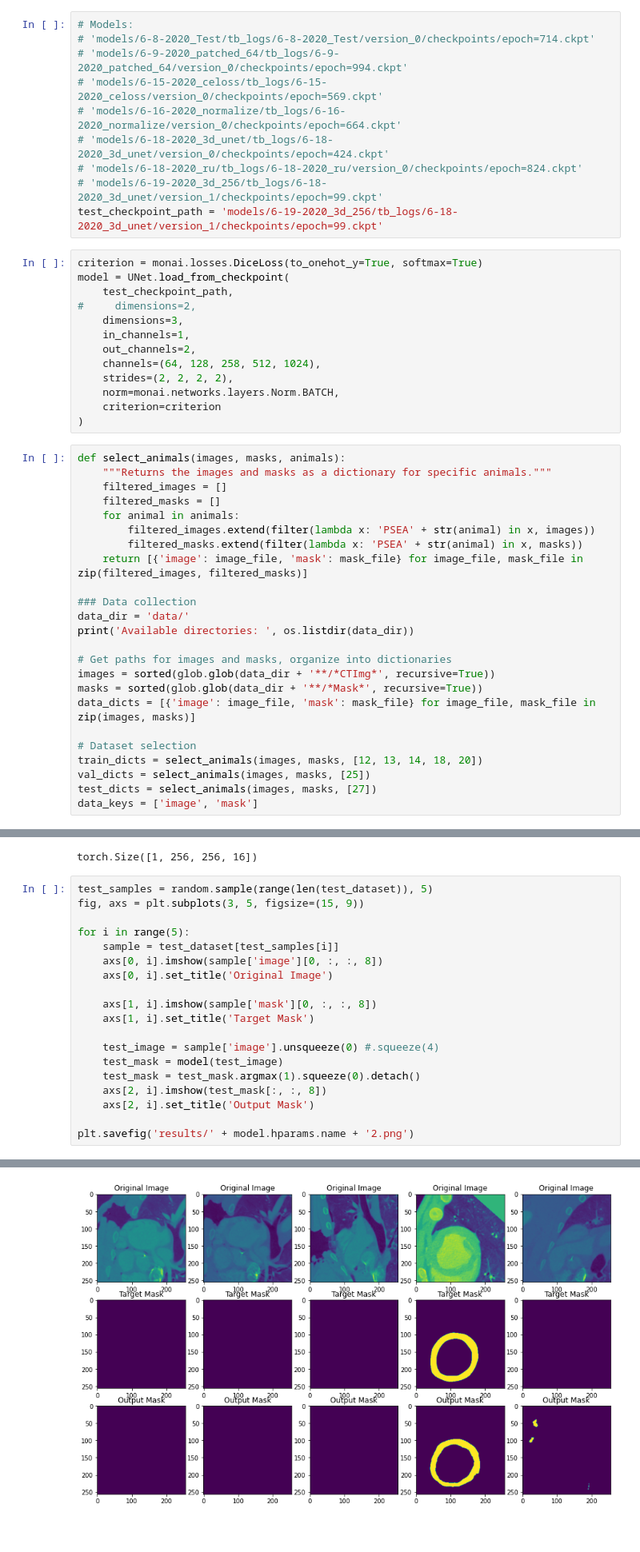
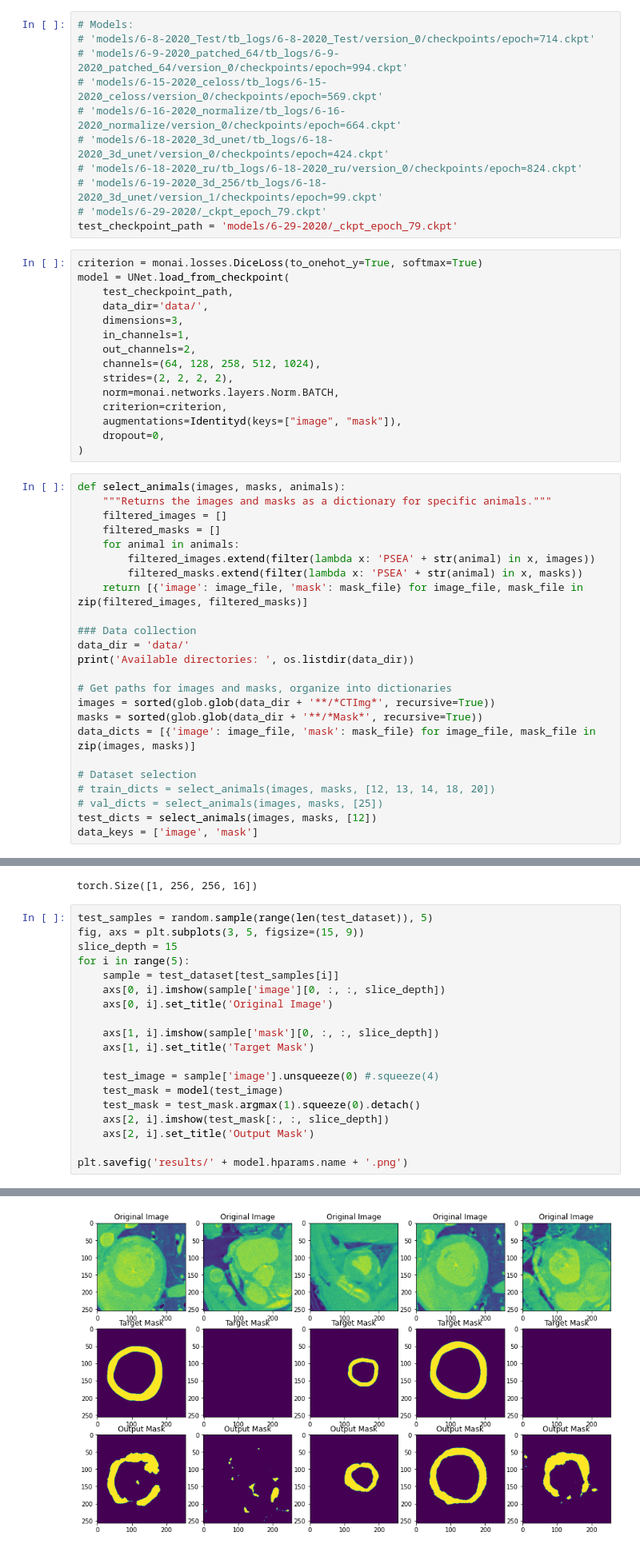
Before and after one commit to jsk0301/kim-papademetris-lab, a Jupyter notebook: lv_masking/a1_model_evaluation.ipynb, the cells around one changed output, grey strips where cells are left out. Shown at 80% size. Saved outputs shown, nothing was run; the diff lists cells and outputs as text.

```diff
--- a/lv_masking/a1_model_evaluation.ipynb
+++ b/lv_masking/a1_model_evaluation.ipynb
@@ -28,19 +28,22 @@ from UNet3d import UNet
 # 'models/6-18-2020_3d_unet/tb_logs/6-18-2020_3d_unet/version_0/checkpoints/epoch=424.ckpt'
 # 'models/6-18-2020_ru/tb_logs/6-18-2020_ru/version_0/checkpoints/epoch=824.ckpt'
 # 'models/6-19-2020_3d_256/tb_logs/6-18-2020_3d_unet/version_1/checkpoints/epoch=99.ckpt'
-test_checkpoint_path = 'models/6-19-2020_3d_256/tb_logs/6-18-2020_3d_unet/version_1/checkpoints/epoch=99.ckpt'
+# 'models/6-29-2020/_ckpt_epoch_79.ckpt'
+test_checkpoint_path = 'models/6-29-2020/_ckpt_epoch_79.ckpt'
 # %%
 criterion = monai.losses.DiceLoss(to_onehot_y=True, softmax=True)
 model = UNet.load_from_checkpoint(
     test_checkpoint_path,
-#     dimensions=2,
+    data_dir='data/',
     dimensions=3,
     in_channels=1,
     out_channels=2,
     channels=(64, 128, 258, 512, 1024),
     strides=(2, 2, 2, 2),
     norm=monai.networks.layers.Norm.BATCH,
-    criterion=criterion
+    criterion=criterion,
+    augmentations=Identityd(keys=["image", "mask"]),
+    dropout=0,
 )
 # %%
 def select_animals(images, masks, animals):
@@ -62,8 +65,8 @@ masks = sorted(glob.glob(data_dir + '**/*Mask*', recursive=True))
 data_dicts = [{'image': image_file, 'mask': mask_file} for image_file, mask_file in zip(images, masks)]
 
 # Dataset selection
-train_dicts = select_animals(images, masks, [12, 13, 14, 18, 20])
-val_dicts = select_animals(images, masks, [25])
-test_dicts = select_animals(images, masks, [27])
+# train_dicts = select_animals(images, masks, [12, 13, 14, 18, 20])
+# val_dicts = select_animals(images, masks, [25])
+test_dicts = select_animals(images, masks, [12])
 data_keys = ['image', 'mask']
 # %% [output]
@@ -113,20 +100,20 @@ torch.Size([1, 256, 256, 16])
 # %%
 test_samples = random.sample(range(len(test_dataset)), 5)
 fig, axs = plt.subplots(3, 5, figsize=(15, 9))
-
+slice_depth = 15
 for i in range(5):
     sample = test_dataset[test_samples[i]]
-    axs[0, i].imshow(sample['image'][0, :, :, 8])
+    axs[0, i].imshow(sample['image'][0, :, :, slice_depth])
     axs[0, i].set_title('Original Image')
 
-    axs[1, i].imshow(sample['mask'][0, :, :, 8])
+    axs[1, i].imshow(sample['mask'][0, :, :, slice_depth])
     axs[1, i].set_title('Target Mask')
 
     test_image = sample['image'].unsqueeze(0) #.squeeze(4)
     test_mask = model(test_image)
     test_mask = test_mask.argmax(1).squeeze(0).detach()
-    axs[2, i].imshow(test_mask[:, :, 8])
+    axs[2, i].imshow(test_mask[:, :, slice_depth])
     axs[2, i].set_title('Output Mask')
 
-plt.savefig('results/' + model.hparams.name + '2.png')
+plt.savefig('results/' + model.hparams.name + '.png')
 # %% [output]
@@ -133,4 +121,4 @@ plt.savefig('results/' + model.hparams.name + '2.png')
-[figure, old version]
+[figure, new version]
 # %%
 train_samples = random.sample(range(len(train_dataset)), 5)
 fig, axs = plt.subplots(3, 5, figsize=(15, 9))
```
Also changed, not shown: parts of 4 cells of this notebook, 15 other files.
